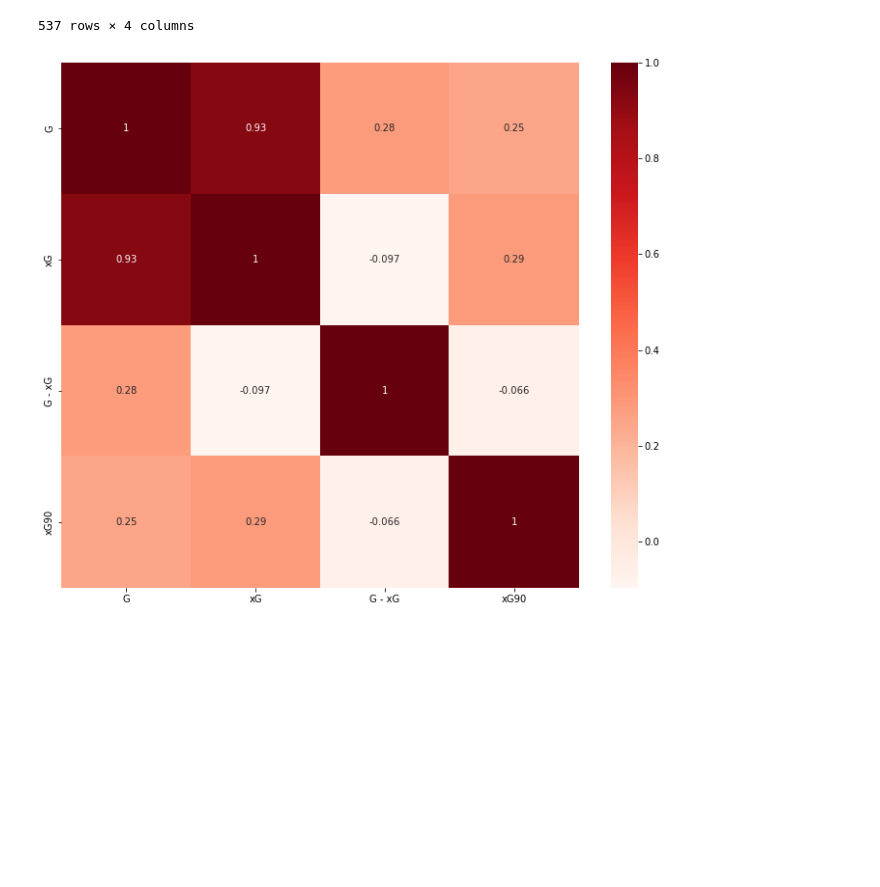
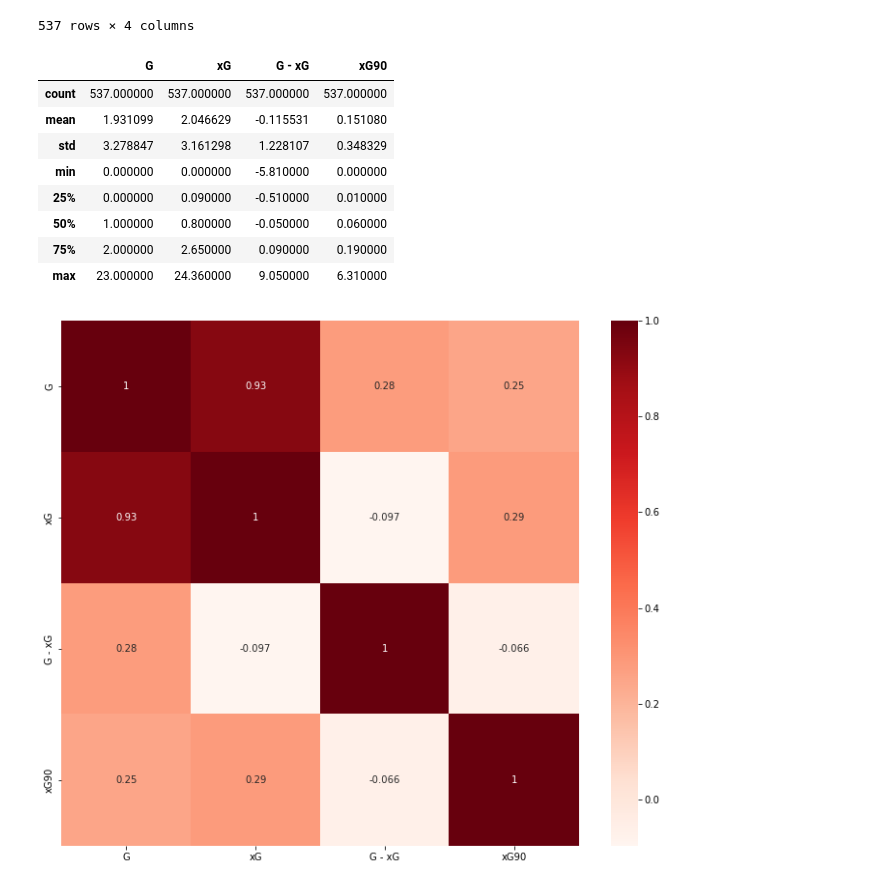
Before and after one commit to ubco-W2022T2-data301/group26, a Jupyter notebook: analysis/analysisAnanya.ipynb, the cells around one changed output. Cells and saved outputs as stored; diff of their text form; code cells hidden in the pictures; blank space fills up the shorter version.

Commit message:
Added Legend and Lambda function

```diff
--- a/analysis/analysisAnanya.ipynb
+++ b/analysis/analysisAnanya.ipynb
@@ -54,6 +59,20 @@ df
 | 535 | 0 | 0.52 | -0.52 | 0.34 |
 | 536 | 0 | 0.00 | 0.00 | 0.00 |
 537 rows × 4 columns
+# %%
+
+df.nunique(axis=0)
+df.describe().apply(lambda s: s.apply(lambda x: format(x, 'f')))
+# %% [output]
+|  | G | xG | G - xG | xG90 |
+| count | 537.000000 | 537.000000 | 537.000000 | 537.000000 |
+| mean | 1.931099 | 2.046629 | -0.115531 | 0.151080 |
+| std | 3.278847 | 3.161298 | 1.228107 | 0.348329 |
+| min | 0.000000 | 0.000000 | -5.810000 | 0.000000 |
+| 25% | 0.000000 | 0.090000 | -0.510000 | 0.010000 |
+| 50% | 1.000000 | 0.800000 | -0.050000 | 0.060000 |
+| 75% | 2.000000 | 2.650000 | 0.090000 | 0.190000 |
+| max | 23.000000 | 24.360000 | 9.050000 | 6.310000 |
 # %%
 #Using Pearson Correlation
 plt.figure(figsize=(12,10))
```
Also changed, not shown: parts of 1 cell of this notebook, 1 other file.
